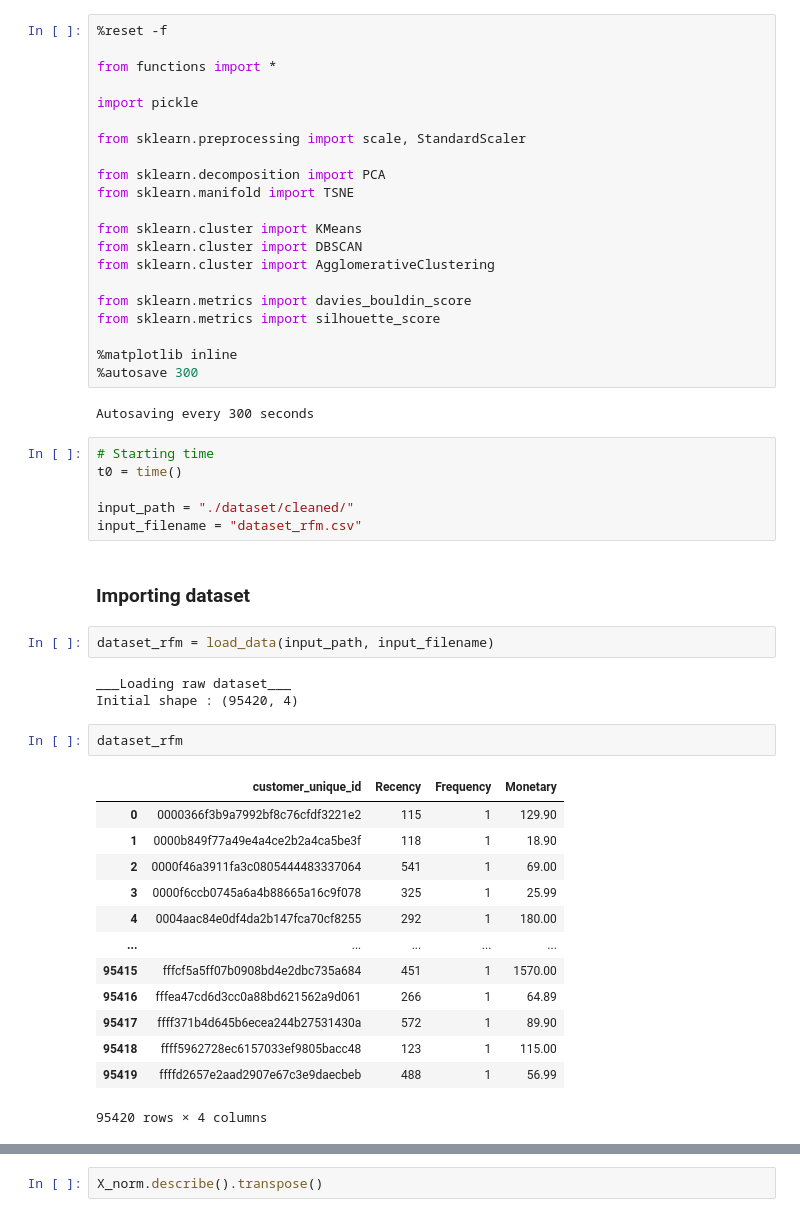
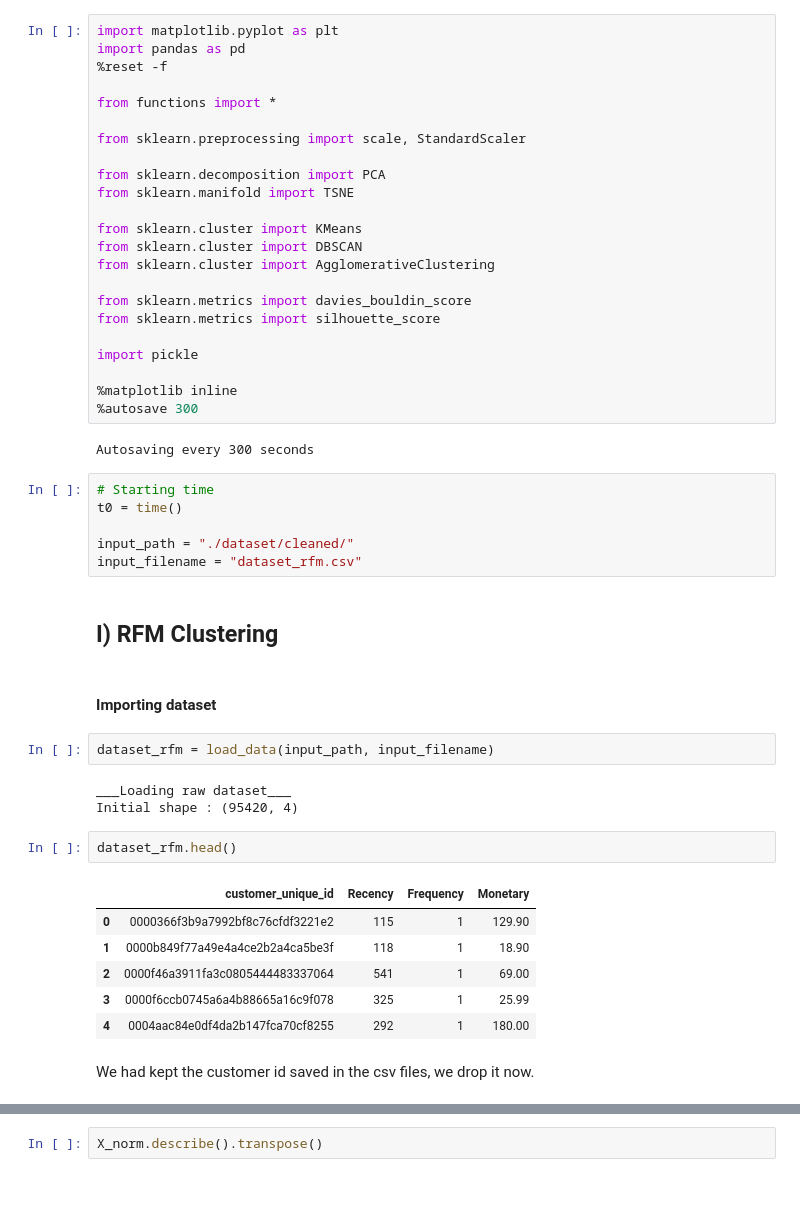
Before and after one commit to oumeima-elgharbi/P5_Data_Science_OpenClassrooms, a Jupyter notebook: P5_02_essais.ipynb, the cells around one changed output, grey strips where cells are left out. Cells and saved outputs as stored; diff of their text form; blank space fills up the shorter version.

```diff
--- a/P5_02_essais.ipynb
+++ b/P5_02_essais.ipynb
@@ -3,9 +9,9 @@
 # %%
+import matplotlib.pyplot as plt
+import pandas as pd
 %reset -f
 
 from functions import *
-
-import pickle
 
 from sklearn.preprocessing import scale, StandardScaler
 
@@ -19,6 +25,8 @@ from sklearn.cluster import AgglomerativeClustering
 from sklearn.metrics import davies_bouldin_score
 from sklearn.metrics import silhouette_score
 
+import pickle
+
 %matplotlib inline
 %autosave 300
 # %% [output]
@@ -29,28 +37,25 @@ t0 = time()
 
 input_path = "./dataset/cleaned/"
 input_filename = "dataset_rfm.csv"
+# %% [markdown]
+## I) RFM Clustering
 # %% [markdown]
-### Importing dataset
+#### Importing dataset
 # %%
 dataset_rfm = load_data(input_path, input_filename)
 # %% [output]
 ___Loading raw dataset___
 Initial shape : (95420, 4)
 # %%
-dataset_rfm
+dataset_rfm.head()
 # %% [output]
 |  | customer_unique_id | Recency | Frequency | Monetary |
 | 0 | 0000366f3b9a7992bf8c76cfdf3221e2 | 115 | 1 | 129.90 |
 | 1 | 0000b849f77a49e4a4ce2b2a4ca5be3f | 118 | 1 | 18.90 |
 | 2 | 0000f46a3911fa3c0805444483337064 | 541 | 1 | 69.00 |
 | 3 | 0000f6ccb0745a6a4b88665a16c9f078 | 325 | 1 | 25.99 |
 | 4 | 0004aac84e0df4da2b147fca70cf8255 | 292 | 1 | 180.00 |
-| ... | ... | ... | ... | ... |
-| 95415 | fffcf5a5ff07b0908bd4e2dbc735a684 | 451 | 1 | 1570.00 |
-| 95416 | fffea47cd6d3cc0a88bd621562a9d061 | 266 | 1 | 64.89 |
-| 95417 | ffff371b4d645b6ecea244b27531430a | 572 | 1 | 89.90 |
-| 95418 | ffff5962728ec6157033ef9805bacc48 | 123 | 1 | 115.00 |
-| 95419 | ffffd2657e2aad2907e67c3e9daecbeb | 488 | 1 | 56.99 |
-95420 rows × 4 columns
+# %% [markdown]
+We had kept the customer id saved in the csv files, we drop it now.
 # %%
 X = dataset_rfm.drop("customer_unique_id", axis=1).copy()
```
Also changed, not shown: parts of 125 cells of this notebook, 3 other files.
